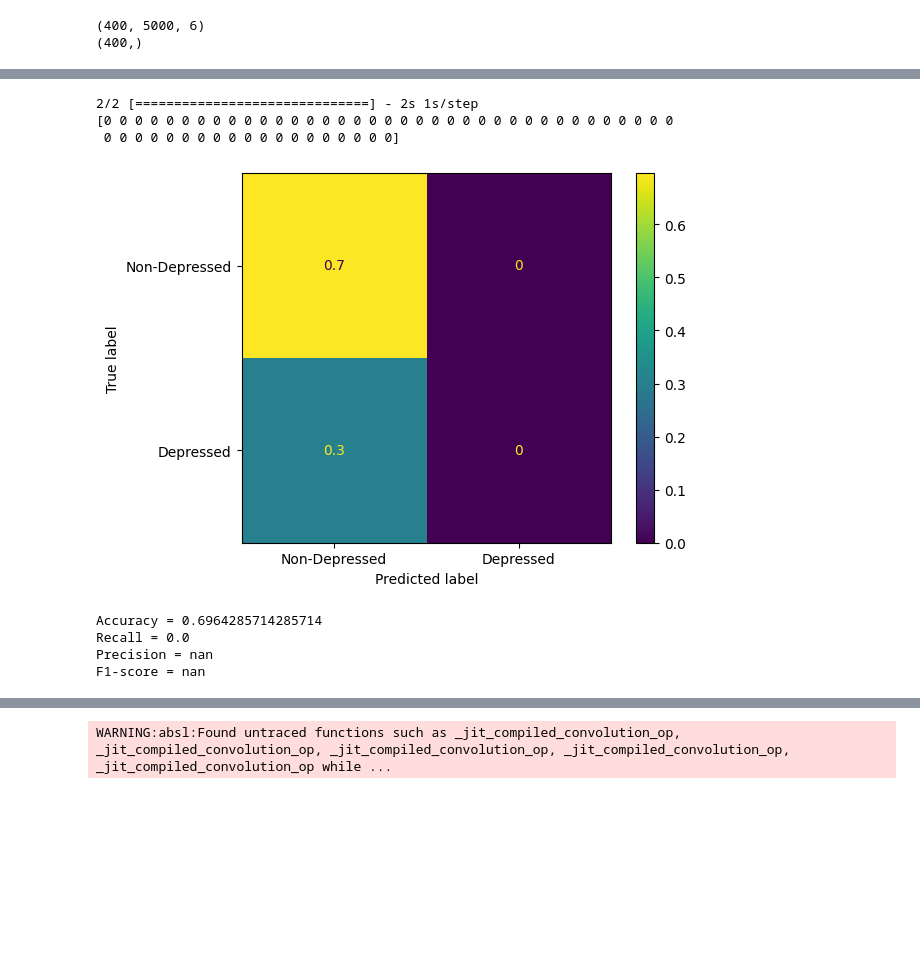
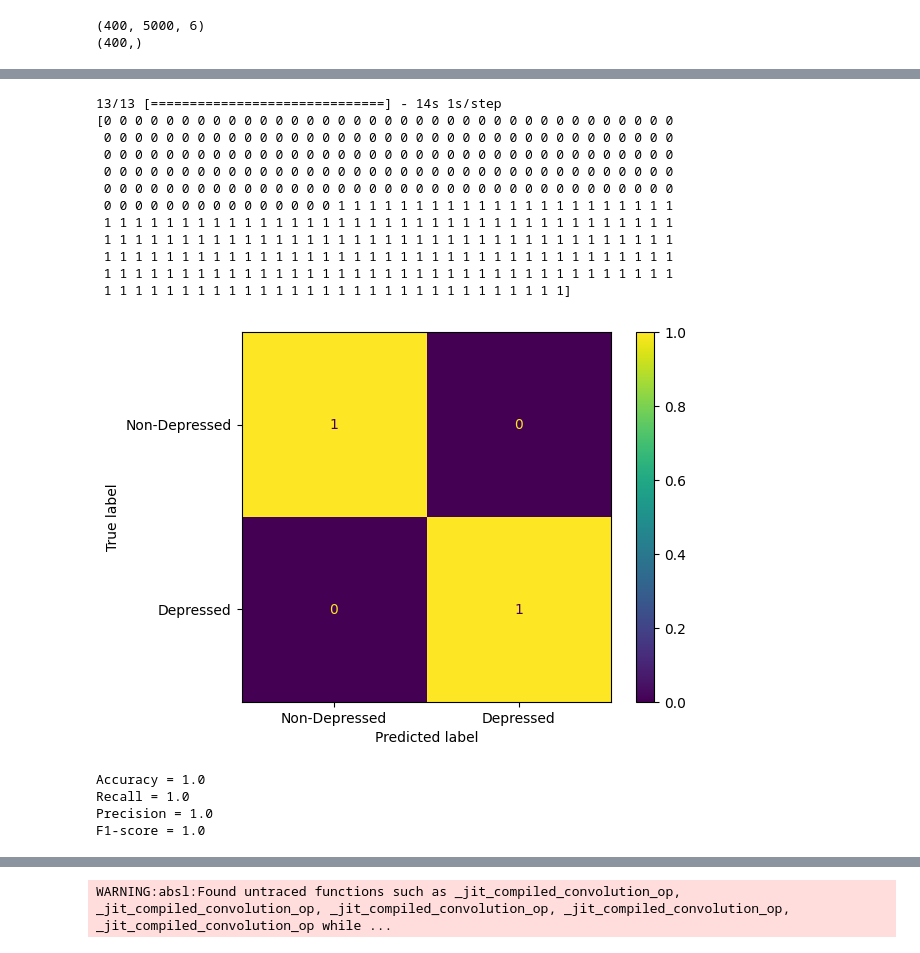
Before and after one commit to DirectionlessPad/DAIC_AUbased, a Jupyter notebook: guo2022_implementation.ipynb, the cells around one changed output, grey strips where cells are left out. Saved outputs shown, nothing was run; the diff lists cells and outputs as text; code cells hidden in the pictures; blank space fills up the shorter version.

```diff
--- a/guo2022_implementation.ipynb
+++ b/guo2022_implementation.ipynb
@@ -541,41 +548,50 @@ print(sum(Y_train_np)/len(Y_train_np))
 print(sum(Y_test_np)/len(Y_test_np))
 # %%
 #Predict
-y_pose_prediction = model_pose.predict(X_test_pose_np)
-# y_pose_prediction = model_pose.predict(x_dev_bad)
+# y_pose_prediction = model_pose.predict(X_test_pose_np)
+y_pose_prediction = model_pose.predict(x_dev_bad)
 y_pose_prediction = np.argmax(y_pose_prediction, axis = 1)
 # print(sum(y_pose_prediction)/len(y_pose_prediction))
 print(y_pose_prediction)
 # y_pose_pred = (y_pose_prediction > 0.5) # pose
 # y_pred = (y_prediction > 0.5)
 #Create confusion matrix and normalizes it over predicted (columns)
-result = confusion_matrix(Y_test_np, y_pose_prediction, normalize='pred')
-# result = confusion_matrix(y_dev_bad, y_pose_pred, normalize='pred')
+# result = confusion_matrix(Y_test_np, y_pose_prediction, normalize='pred')
+result = confusion_matrix(y_dev_bad, y_pose_prediction, normalize='pred')
 # print(result)
 cm_display = ConfusionMatrixDisplay(confusion_matrix = result, display_labels = ["Non-Depressed", "Depressed"])
 cm_display.plot()
 plt.show()
 tn_pose = result[0][0]
 tp_pose = result[1][1]
 fn_pose = result[1][0]
 fp_pose = result[0][1]
 accuracy = (tp_pose + tn_pose)/(tp_pose + tn_pose + fp_pose + fn_pose)
 recall = tp_pose / (tp_pose + fn_pose)
 precision = tp_pose / (tp_pose + fp_pose)
 f1_score = 2 * precision * recall / (precision + recall)
 print("Accuracy = " + str(accuracy))
 print("Recall = " + str(recall))
 print("Precision = " + str(precision))
 print("F1-score = " + str(f1_score))
 # %% [output]
-2/2 [==============================] - 2s 1s/step
+13/13 [==============================] - 14s 1s/step
 [0 0 0 0 0 0 0 0 0 0 0 0 0 0 0 0 0 0 0 0 0 0 0 0 0 0 0 0 0 0 0 0 0 0 0 0 0
- 0 0 0 0 0 0 0 0 0 0 0 0 0 0 0 0 0 0 0]
+ 0 0 0 0 0 0 0 0 0 0 0 0 0 0 0 0 0 0 0 0 0 0 0 0 0 0 0 0 0 0 0 0 0 0 0 0 0
+ 0 0 0 0 0 0 0 0 0 0 0 0 0 0 0 0 0 0 0 0 0 0 0 0 0 0 0 0 0 0 0 0 0 0 0 0 0
+ 0 0 0 0 0 0 0 0 0 0 0 0 0 0 0 0 0 0 0 0 0 0 0 0 0 0 0 0 0 0 0 0 0 0 0 0 0
+ 0 0 0 0 0 0 0 0 0 0 0 0 0 0 0 0 0 0 0 0 0 0 0 0 0 0 0 0 0 0 0 0 0 0 0 0 0
+ 0 0 0 0 0 0 0 0 0 0 0 0 0 0 0 1 1 1 1 1 1 1 1 1 1 1 1 1 1 1 1 1 1 1 1 1 1
+ 1 1 1 1 1 1 1 1 1 1 1 1 1 1 1 1 1 1 1 1 1 1 1 1 1 1 1 1 1 1 1 1 1 1 1 1 1
+ 1 1 1 1 1 1 1 1 1 1 1 1 1 1 1 1 1 1 1 1 1 1 1 1 1 1 1 1 1 1 1 1 1 1 1 1 1
+ 1 1 1 1 1 1 1 1 1 1 1 1 1 1 1 1 1 1 1 1 1 1 1 1 1 1 1 1 1 1 1 1 1 1 1 1 1
+ 1 1 1 1 1 1 1 1 1 1 1 1 1 1 1 1 1 1 1 1 1 1 1 1 1 1 1 1 1 1 1 1 1 1 1 1 1
+ 1 1 1 1 1 1 1 1 1 1 1 1 1 1 1 1 1 1 1 1 1 1 1 1 1 1 1 1 1 1]
-[figure, old version]
+[figure, new version]
-Accuracy = 0.6964285714285714
-Recall = 0.0
-Precision = nan
-F1-score = nan
+Accuracy = 1.0
+Recall = 1.0
+Precision = 1.0
+F1-score = 1.0
 # %%
 #Predict
 y_gaze_prediction = model_gaze.predict(X_test_gaze_np)
```
Also changed, not shown: parts of 7 cells of this notebook, 1 other file.
